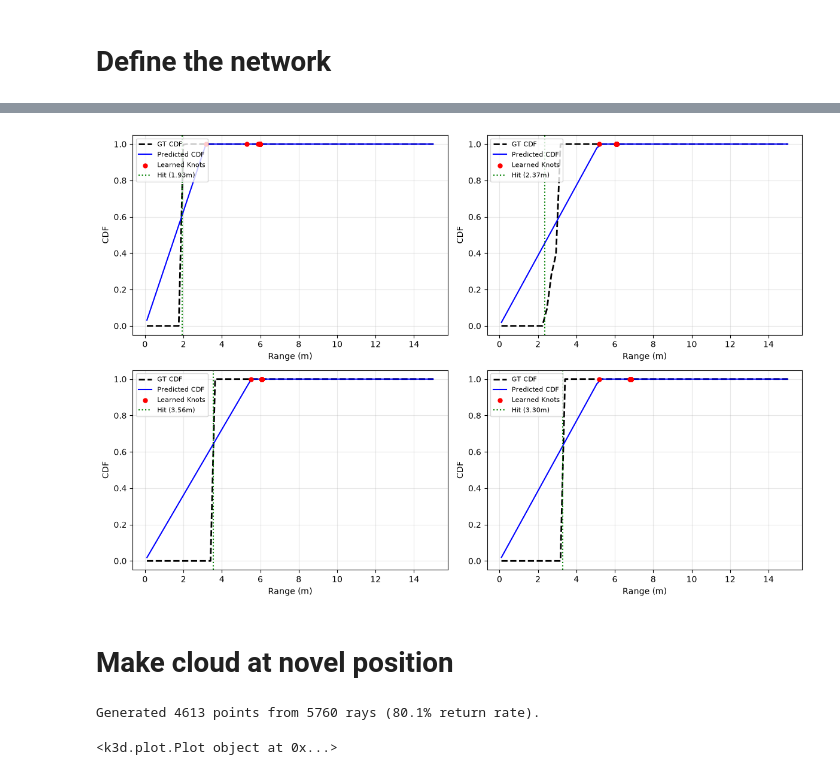
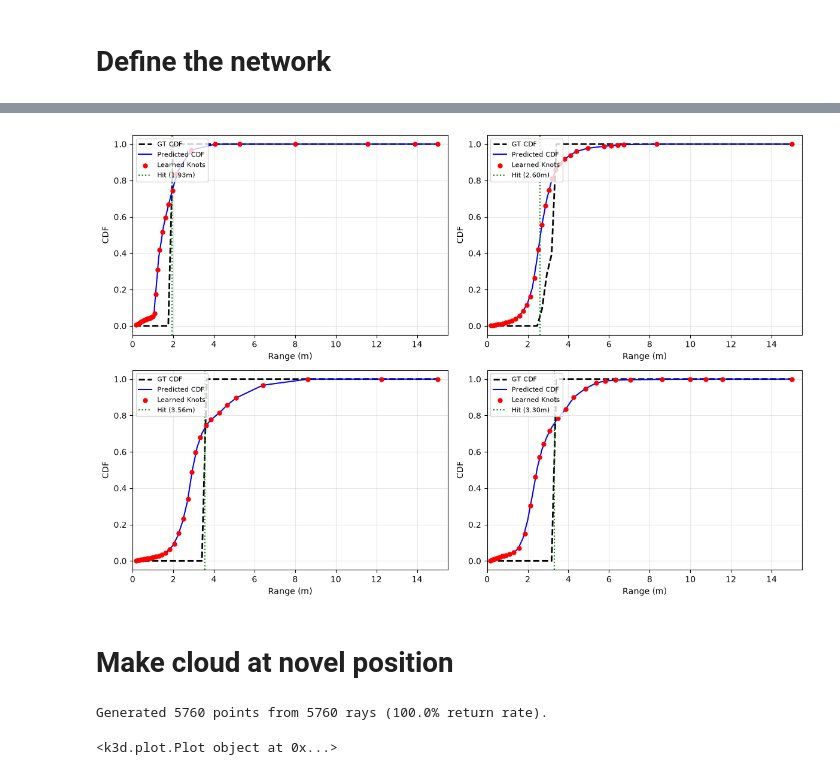
Before and after one commit to mcdermatt/LiZARD, a Jupyter notebook: notebooks/knot_estimation_sandbox.ipynb, the cells around one changed output, grey strips where cells are left out. Drawn from its saved outputs; the diff is of its cells as text; code cells hidden in the pictures.

Commit message:
forcing CUDA, addding loss on y spacing of CDF points

```diff
--- a/notebooks/knot_estimation_sandbox.ipynb
+++ b/notebooks/knot_estimation_sandbox.ipynb
@@ -428,11 +461,14 @@ def interpolate_cdf_to_grid(s_knots: torch.Tensor, c_knots: torch.Tensor, eval_g
 # %%
 device = torch.device("cuda" if torch.cuda.is_available() else "cpu")
-model = SimpleSCKNetwork(num_knots=32, num_rounds=2).to(device)
+model = DeeperSCKNetwork(num_knots=32, num_rounds=2).to(device)
 optimizer = torch.optim.Adam(model.parameters(), lr=1e-3)
 
 # The fixed 64 evaluation grid points (from dataset)
 eval_grid = torch.linspace(0.1, 15.0, 64, device=device)
 dt = (15.0 - 0.1) / (64 - 1)
+
+# Weight for Surface-Hit Anchor Loss (measured in meters)
+lambda_anchor = 2.0
 
 def train_step(batch):
     model.train()
@@ -441,20 +477,30 @@ def train_step(batch):
     ray_o = batch["ray_o"].to(device)       # (B, 3)
     ray_d = batch["ray_d"].to(device)       # (B, 3)
     gt_cdf = batch["gt_cdf"].to(device)     # (B, 64)
+    hit_mask = batch["hit_mask"].to(device) > 0  # (B,)
+    hit_range = batch["hit_range"].to(device)    # (B,)
 
     # Forward pass through self-conditioning rounds
     s_final, c_final, round_outputs = model(ray_o, ray_d)
 
     total_loss = 0.0
-    # RAFT-style loss weighting: intermediate rounds get smaller weight (e.g. 0.5, 1.0)
-    weights = [0.5, 1.0]
+    num_r = len(round_outputs)
+    weights = [0.5 ** (num_r - 1 - i) for i in range(num_r)]
 
     for (s_round, c_round), w in zip(round_outputs, weights):
-        # 1. Project predicted continuous curve onto the 64 evaluation points
+        # 1. Continuous L2 / CRPS loss scaled by bin width dt
         pred_grid = interpolate_cdf_to_grid(s_round, c_round, eval_grid)
+        round_l2_loss = dt * torch.sum((pred_grid - gt_cdf) ** 2, dim=-1).mean()
 
-        # 2. Continuous L2 / CRPS loss scaled by bin width dt
-        round_loss = dt * torch.sum((pred_grid - gt_cdf) ** 2, dim=-1).mean()
+        # 2. Surface-Hit Anchor Loss: pulls the 6 closest knots directly into the hit boundary
+        if hit_mask.any():
+            dist_to_hit = torch.abs(s_round[hit_mask] - hit_range[hit_mask].unsqueeze(-1))  # (B_hit, K)
+            closest_k_dists, _ = torch.topk(dist_to_hit, k=6, largest=False, dim=-1)         # 6 closest knots
+            anchor_loss = closest_k_dists.mean()
+        else:
+            anchor_loss = 0.0
+
+        round_loss = round_l2_loss + lambda_anchor * anchor_loss
         total_loss += w * round_loss
 
     total_loss.backward()
@@ -462,8 +508,8 @@ def train_step(batch):
 
     return total_loss.item()
 # %%
-from torch.utils.data import DataLoader
 import matplotlib.pyplot as plt
+import math
 
 # 1. Instantiate Dataset and DataLoader
 dataset = LidarRayDataset(
@@ -472,9 +518,15 @@ dataset = LidarRayDataset(
     hit_ranges=hit_ranges,
     hit_masks=hit_masks,
     gt_cdfs=gt_cdfs,
-    augment_origin_slide=True,
+    augment_origin_slide=False, #default True
 )
-dataloader = DataLoader(dataset, batch_size=256, shuffle=True)
+dataloader = DataLoader(
+    dataset,
+    batch_size=1024,       # Larger batch size uses the RTX 3090 much better
+    shuffle=True,
+    num_workers=4,        # 4 parallel CPU worker processes
+    pin_memory=True       # Speeds up CPU-to-GPU memory transfer
+)
 
 # 2. Run Training Loop
 num_epochs = 15
@@ -513,6 +565,7 @@ with torch.no_grad():
         if sample["hit_mask"] > 0:
             ax.axvline(sample["hit_range"].item(), color='green', linestyle=':', label=f'Hit ({sample["hit_range"]:.2f}m)')
 
+        ax.set_xlim(0.0, 15.5)
         ax.set_ylim(-0.05, 1.05)
         ax.set_xlabel("Range (m)")
         ax.set_ylabel("CDF")
@@ -541,4 +594,4 @@ Epoch [15/15] - Loss: 0.644810
-[figure, old version]
+[figure, new version]
 # %% [markdown]
 # Make cloud at novel position
 # %%
@@ -662,7 +715,7 @@ pred_cloud = generate_point_cloud_from_network(
     sensor_position=[0.0, 0.0, 1.5],
     # method= 'sample', #"threshold",  # or "sample"
     method= "threshold",  # or "sample"
-    threshold=0.5,
+    threshold=0.1,
 )
 
 # 2. 3D interactive visualization with Vedo (overlaid on scene geometry)
@@ -672,5 +725,5 @@ disp = scene.to_vedo(alpha=0.15)
 disp.append(pred_cloud.to_vedo(color_by="range", cmap="plasma", point_size=3.5))
 plt_vedo.show(disp, "Network Reconstructed Point Cloud")
 # %% [output]
-Generated 4613 points from 5760 rays (80.1% return rate).
+Generated 5760 points from 5760 rays (100.0% return rate).
 <k3d.plot.Plot object at 0x...>
```
Also changed, not shown: parts of 6 cells of this notebook.
